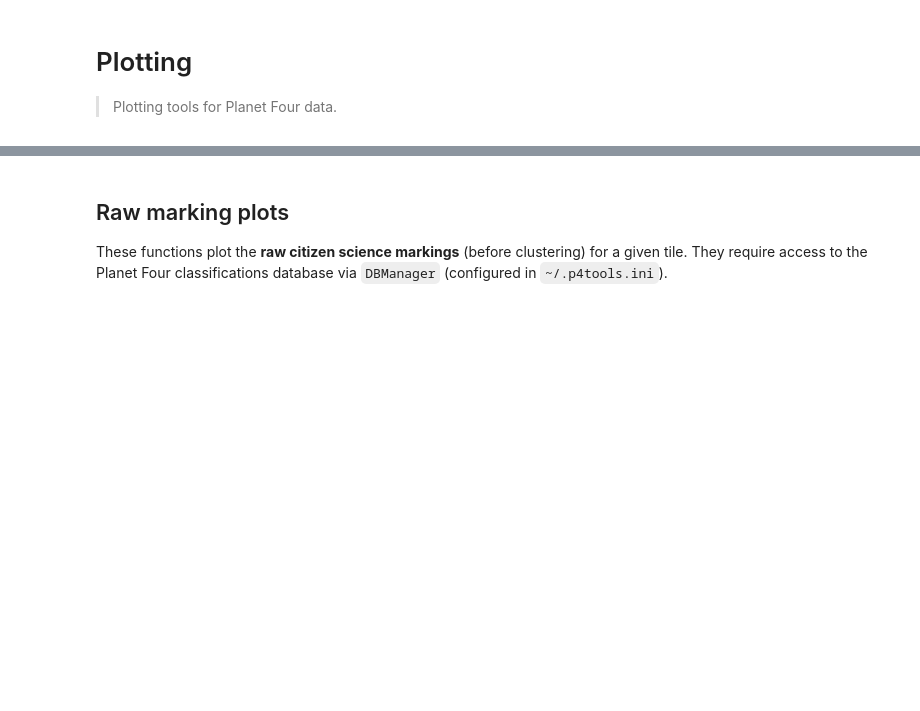
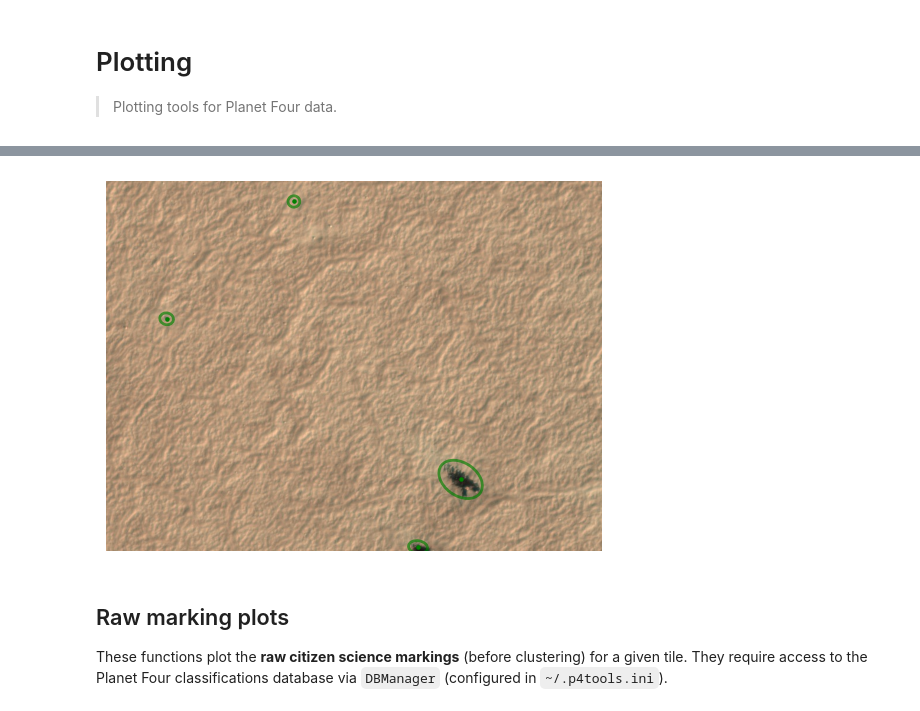
Before and after one commit to michaelaye/p4tools, a Jupyter notebook: notebooks/02_plotting.ipynb, the cells around one changed output, grey strips where cells are left out. Saved outputs shown, nothing was run; the diff lists cells and outputs as text; code cells hidden in the pictures; blank space fills up the shorter version.

```diff
--- a/notebooks/02_plotting.ipynb
+++ b/notebooks/02_plotting.ipynb
@@ -20,8 +20,9 @@ def plot_blotches_for_tile(tile_id, ax=None, **plot_kwargs):
         print("Warning: No blotches found.")
     if ax is None:
         _, ax = plt.subplots()
+    with_center = plot_kwargs.pop("with_center", False)
     for _, blotch in tile_blotches.iterrows():
-        m = markings.Blotch(blotch, with_center=False)
+        m = markings.Blotch(blotch, with_center=with_center)
         m.plot(ax=ax, **plot_kwargs)
 # %%
 tile_with_blotches = "APF0000004"
@@ -33,3 +29,7 @@ Warning: No blotches found.
+# %%
+plot_blotches_for_tile(tile_with_blotches, color="green", with_center=True)
+# %% [output]
+[figure, added]
 # %% [markdown]
 ## Raw marking plots
 
```
Also changed, not shown: parts of 3 cells of this notebook, 8 other files.
